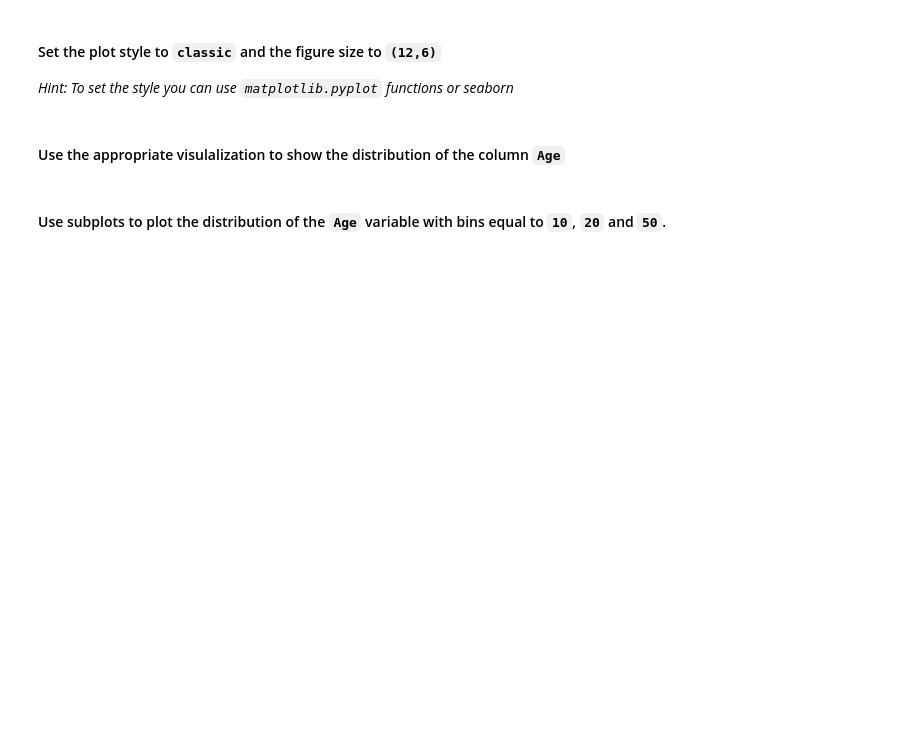
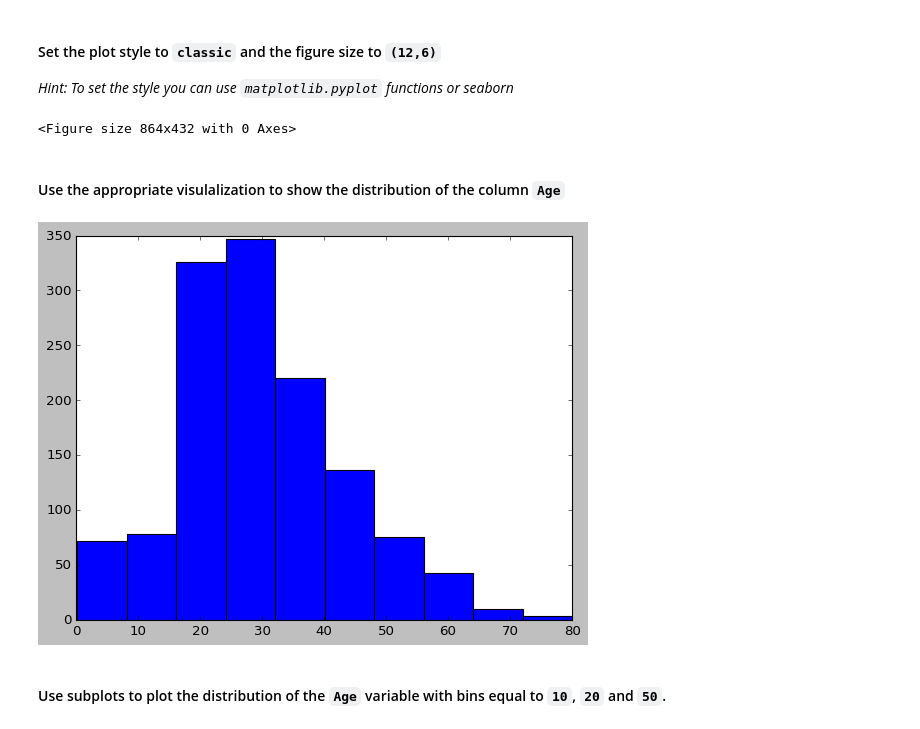
Before and after one commit to ta-data-mexpt/lab-matplotlib-seaborn, a Jupyter notebook: your-code/challenge-3.ipynb, the cells around one changed output. Cells and saved outputs as stored; diff of their text form; code cells hidden in the pictures; blank space fills up the shorter version.

```diff
--- a/your-code/challenge-3.ipynb
+++ b/your-code/challenge-3.ipynb
@@ -55,2 +103,7 @@ dtype: object
+# %%
+plt.figure(figsize=(12,6))
+plt.style.use("classic")
+# %% [output]
+<Figure size 864x432 with 0 Axes>
 # %% [markdown]
 #### Use the appropriate visulalization to show the distribution of the column `Age`
@@ -59,2 +110,6 @@ dtype: object
+# %%
+plt.hist(titanic["Age"]);
+# %% [output]
+[figure, added]
 # %% [markdown]
 #### Use subplots to plot the distribution of the `Age` variable with bins equal to `10`, `20` and `50`.
```
Also changed, not shown: parts of 19 cells of this notebook.
